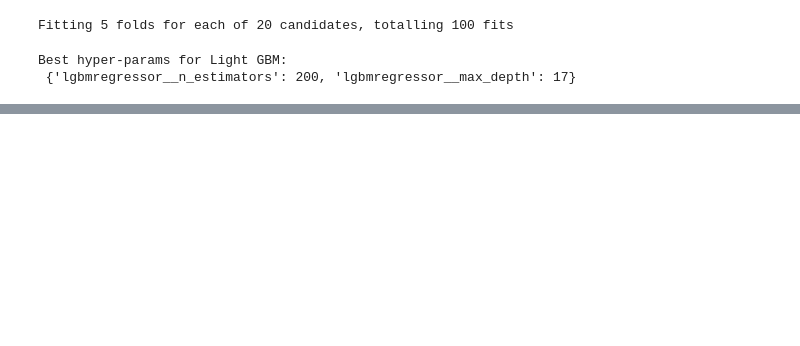
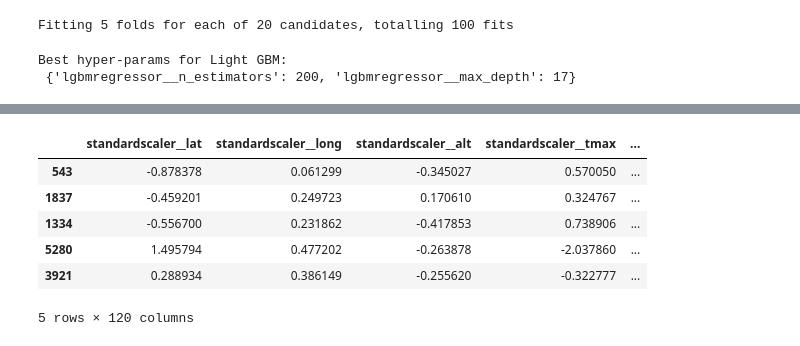
Before and after one commit to aimee0317/cherry-blossom-prediction, a Jupyter notebook: doc/ml_models.ipynb, the cells around one changed output, grey strips where cells are left out. Cells and saved outputs as stored; diff of their text form; code cells hidden in the pictures; blank space fills up the shorter version.

```diff
--- a/doc/ml_models.ipynb
+++ b/doc/ml_models.ipynb
@@ -346,0 +407,19 @@ pd.DataFrame(lgbm_random_search.cv_results_)[
+# %%
+# Get all feature names
+feature_names = preprocessor.get_feature_names_out()
+# %%
+# Create encoded train data
+X_train_enc = pd.DataFrame(
+    data=preprocessor.transform(X_train).toarray(),
+    columns=feature_names,
+    index=X_train.index,
+)
+X_train_enc.head()
+# %% [output]
+|  | standardscaler__lat | standardscaler__long | standardscaler__alt | standardscaler__tmax | ... |
+| 543 | -0.878378 | 0.061299 | -0.345027 | 0.570050 | ... |
+| 1837 | -0.459201 | 0.249723 | 0.170610 | 0.324767 | ... |
+| 1334 | -0.556700 | 0.231862 | -0.417853 | 0.738906 | ... |
+| 5280 | 1.495794 | 0.477202 | -0.263878 | -2.037860 | ... |
+| 3921 | 0.288934 | 0.386149 | -0.255620 | -0.322777 | ... |
+5 rows × 120 columns
```
Also changed, not shown: parts of 11 cells of this notebook.
